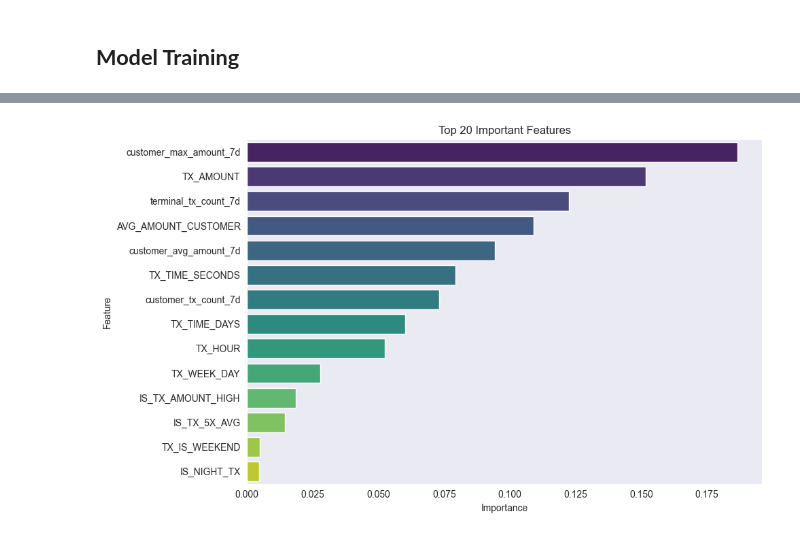
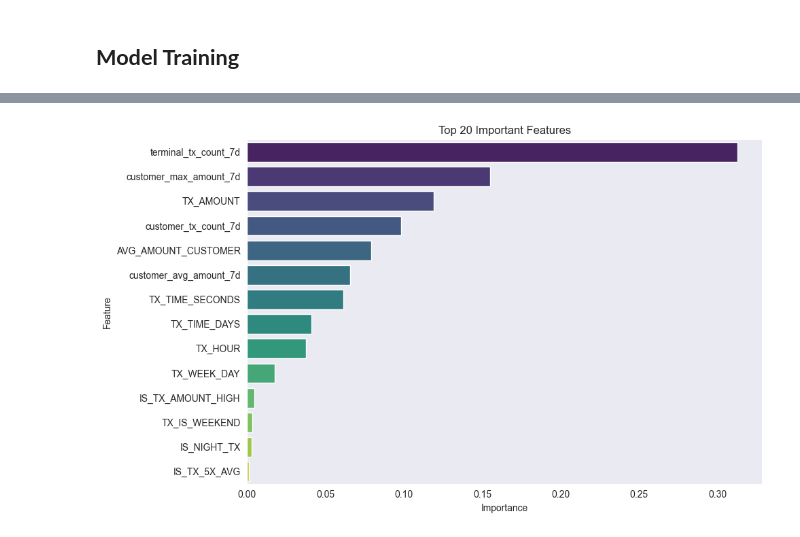
Before and after one commit to Rajatsingh64/fraud_transaction_detection, a Jupyter notebook: notebook/research.ipynb, the cells around one changed output, grey strips where cells are left out. Cells and saved outputs as stored; diff of their text form; code cells hidden in the pictures.

```diff
--- a/notebook/research.ipynb
+++ b/notebook/research.ipynb
@@ -700,10 +702,10 @@ full_df = pd.concat([X, y], axis=1)
 df_majority = full_df[full_df['TX_FRAUD'] == 0]
 df_minority = full_df[full_df['TX_FRAUD'] == 1]
 
-# 3. Downsample majority class to desired number (e.g., 1,00,000 out of 1.7 million)
+# 3. Downsample majority class to desired number (e.g., under 1,00,000 out of 1.7 million)
 df_majority_downsampled = resample(df_majority,
                                    replace=False,
-                                   n_samples=20000,
+                                   n_samples=30000,
                                    random_state=42)
 
 # 4. Combine downsampled majority with minority (all minority kept)
@@ -721,7 +723,7 @@ X_train, X_test, y_train, y_test = train_test_split(
     X_balanced, y_balanced, test_size=0.3, random_state=42, stratify=y_balanced)
 
 # 8. Apply SMOTE **only on the training set**
-smote = SMOTE(random_state=42)
+smote = SMOTE( random_state=42)
 X_train_smote, y_train_smote = smote.fit_resample(X_train, y_train)
 # %%
 y_train_smote.value_counts()
@@ -827,8 +826,8 @@ results
 # %%
 rf_model=RandomForestClassifier()
-rf_model.fit(X_train_smote , y_train_smote)
-train_pred=rf_model.predict(X_train_smote)
+rf_model.fit(X_train , y_train)
+train_pred=rf_model.predict(X_train)
 test_pred=rf_model.predict(X_test)
-print(f'Train Score {accuracy_score( y_train_smote , train_pred)}')
+print(f'Train Score {accuracy_score( y_train , train_pred)}')
 print(f'Test Score {accuracy_score( y_test , test_pred)}')
 # %% [output]
@@ -881,21 +853,21 @@ weighted avg       0.85      0.85      0.82     19405
 # %%
 import pandas as pd
 import matplotlib.pyplot as plt
 import seaborn as sns
 
 # Assuming model is already trained and X_train_bal is your input
 importances = rf_model.feature_importances_
-feature_names = X_train_smote.columns
+feature_names = X_train.columns
 
 # Create a DataFrame
 feat_df = pd.DataFrame({'Feature': feature_names, 'Importance': importances})
 feat_df = feat_df.sort_values(by='Importance', ascending=False).head(20)
 
 # Plot
 plt.figure(figsize=(10, 6))
 sns.barplot(x='Importance', y='Feature', data=feat_df, palette='viridis')
 plt.title('Top 20 Important Features')
 plt.tight_layout()
 plt.show()
 # %% [output]
-[figure, old version]
+[figure, new version]
```
Also changed, not shown: parts of 8 cells of this notebook, 2 other files.
